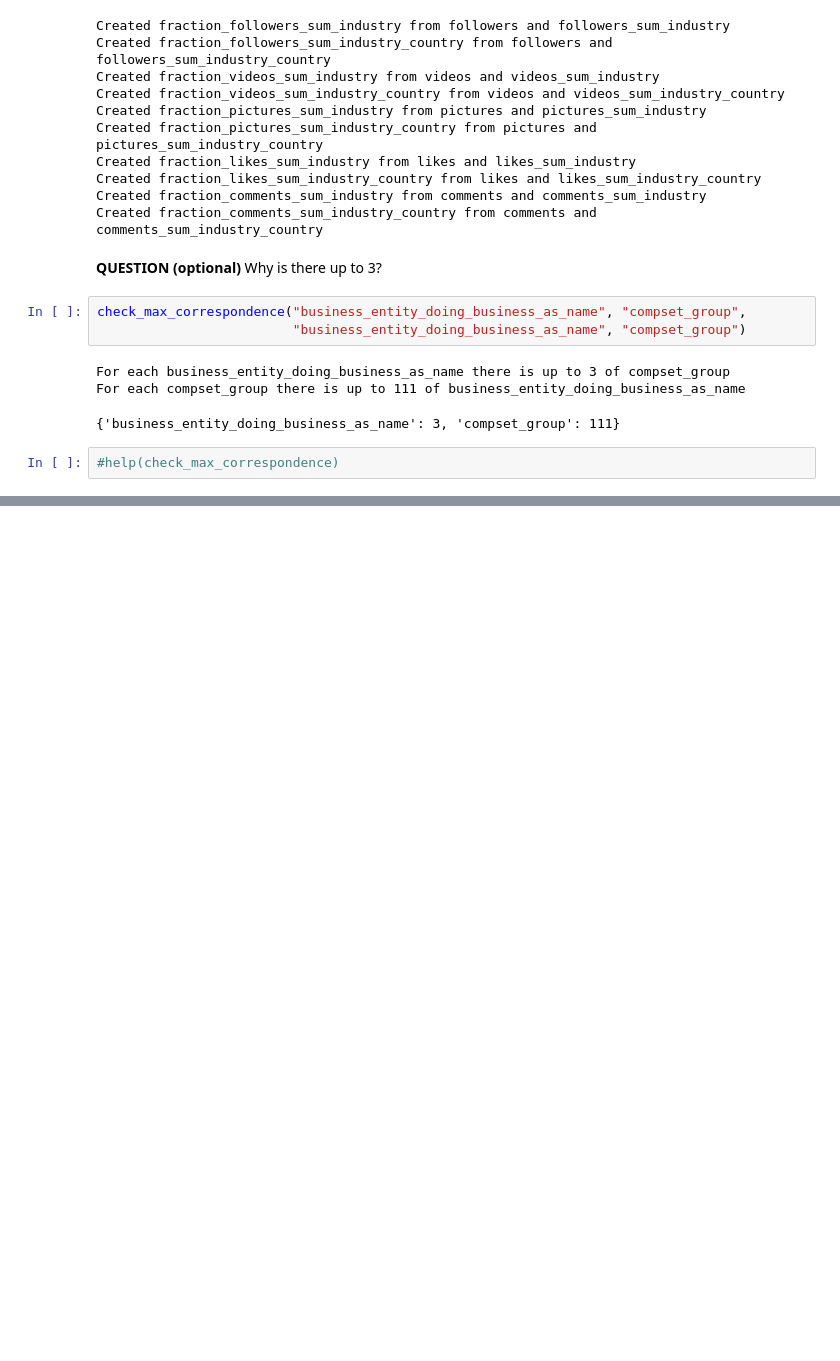
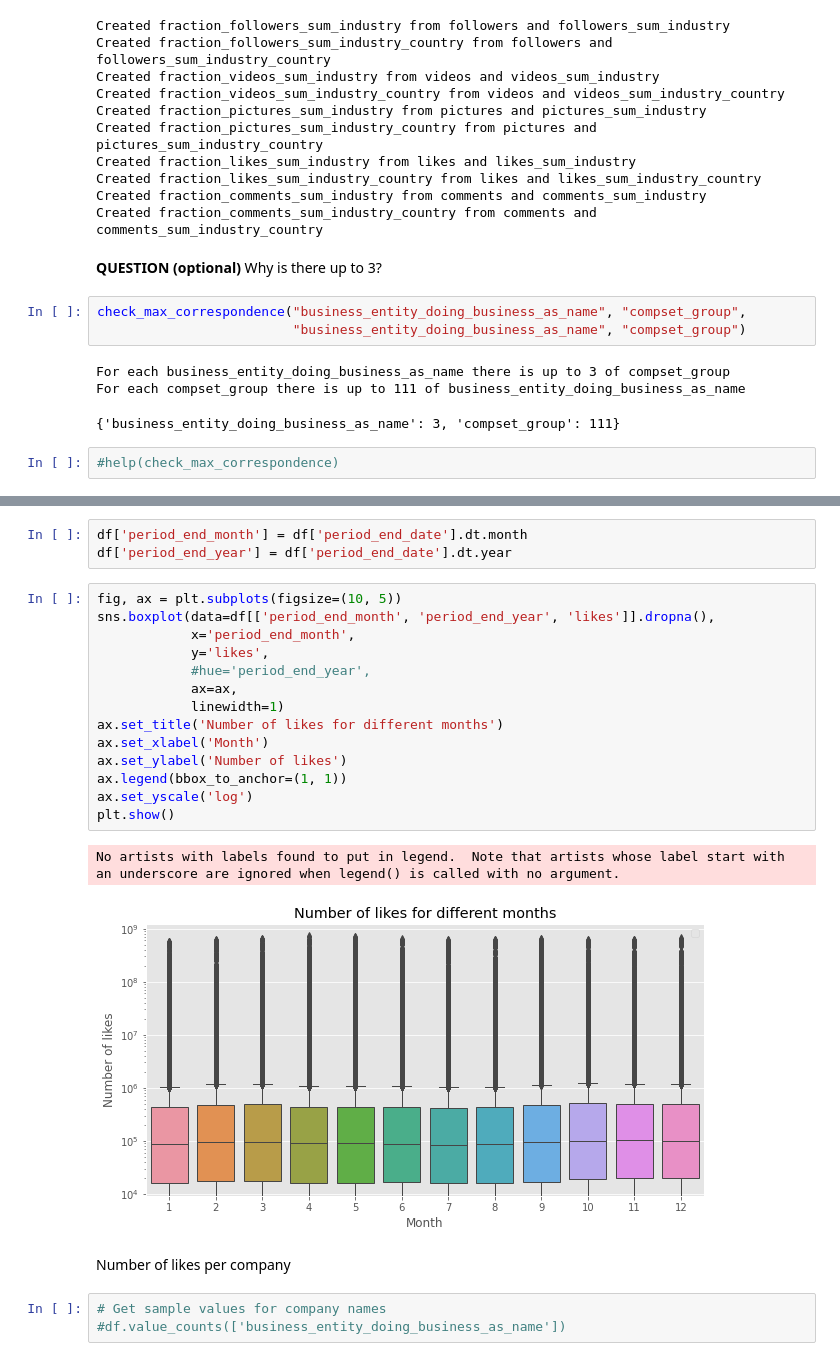
Before and after one commit to saschatran/challenge, a Jupyter notebook: IndividualNotebooks/AsyNotebook.ipynb, the cells around one changed output, grey strips where cells are left out. Drawn from its saved outputs; the diff is of its cells as text; blank space fills up the shorter version.

```diff
--- a/IndividualNotebooks/AsyNotebook.ipynb
+++ b/IndividualNotebooks/AsyNotebook.ipynb
@@ -870,0 +888,25 @@ For each compset_group there is up to 111 of business_entity_doing_business_as_n
+# %%
+df['period_end_month'] = df['period_end_date'].dt.month
+df['period_end_year'] = df['period_end_date'].dt.year
+# %%
+fig, ax = plt.subplots(figsize=(10, 5))
+sns.boxplot(data=df[['period_end_month', 'period_end_year', 'likes']].dropna(),
+            x='period_end_month',
+            y='likes',
+            #hue='period_end_year',
+            ax=ax,
+            linewidth=1)
+ax.set_title('Number of likes for different months')
+ax.set_xlabel('Month')
+ax.set_ylabel('Number of likes')
+ax.legend(bbox_to_anchor=(1, 1))
+ax.set_yscale('log')
+plt.show()
+# %% [output]
+No artists with labels found to put in legend.  Note that artists whose label start with an underscore are ignored when legend() is called with no argument.
+[figure, added]
+# %% [markdown]
+Number of likes per company
+# %%
+# Get sample values for company names
+#df.value_counts(['business_entity_doing_business_as_name'])
```
Also changed, not shown: parts of 13 cells of this notebook.
